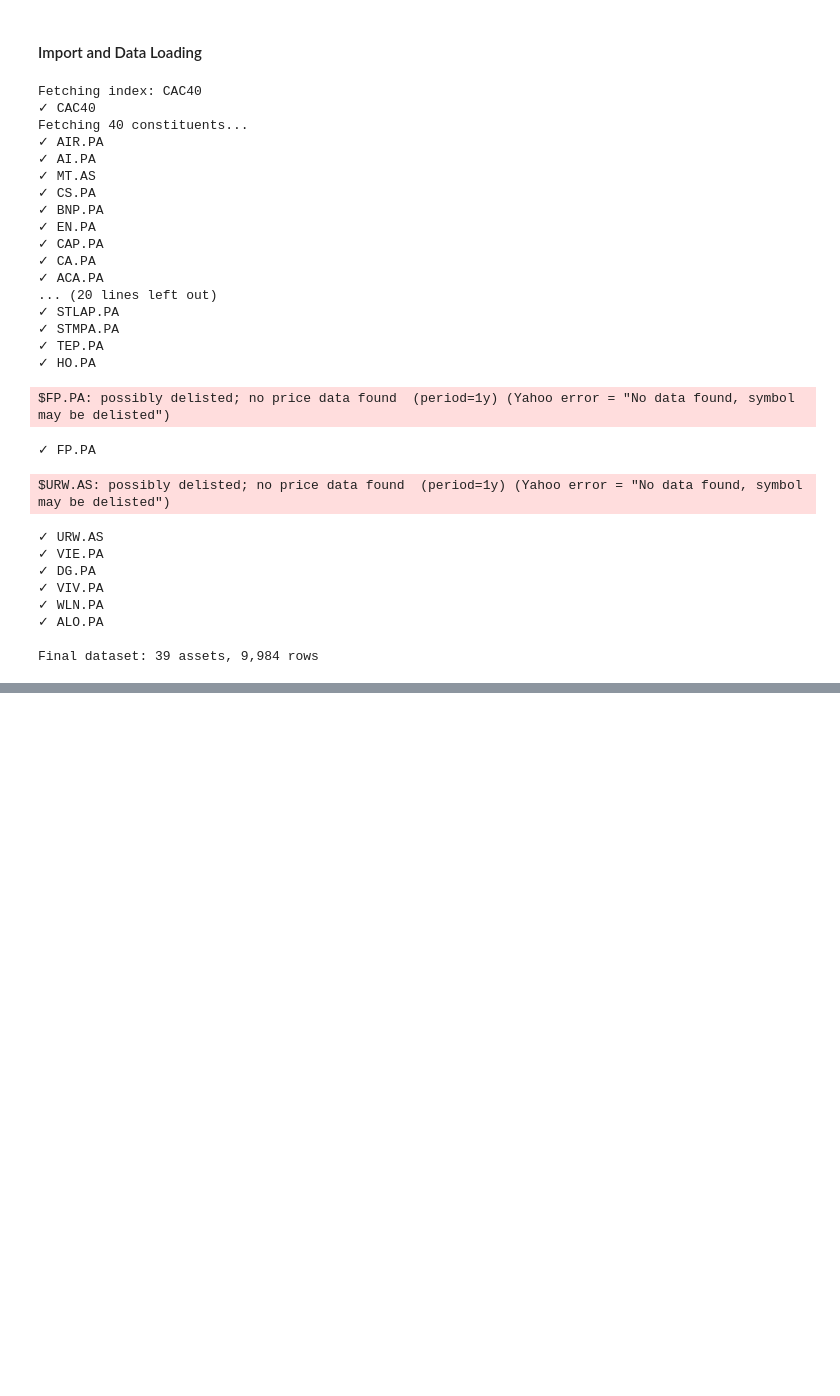
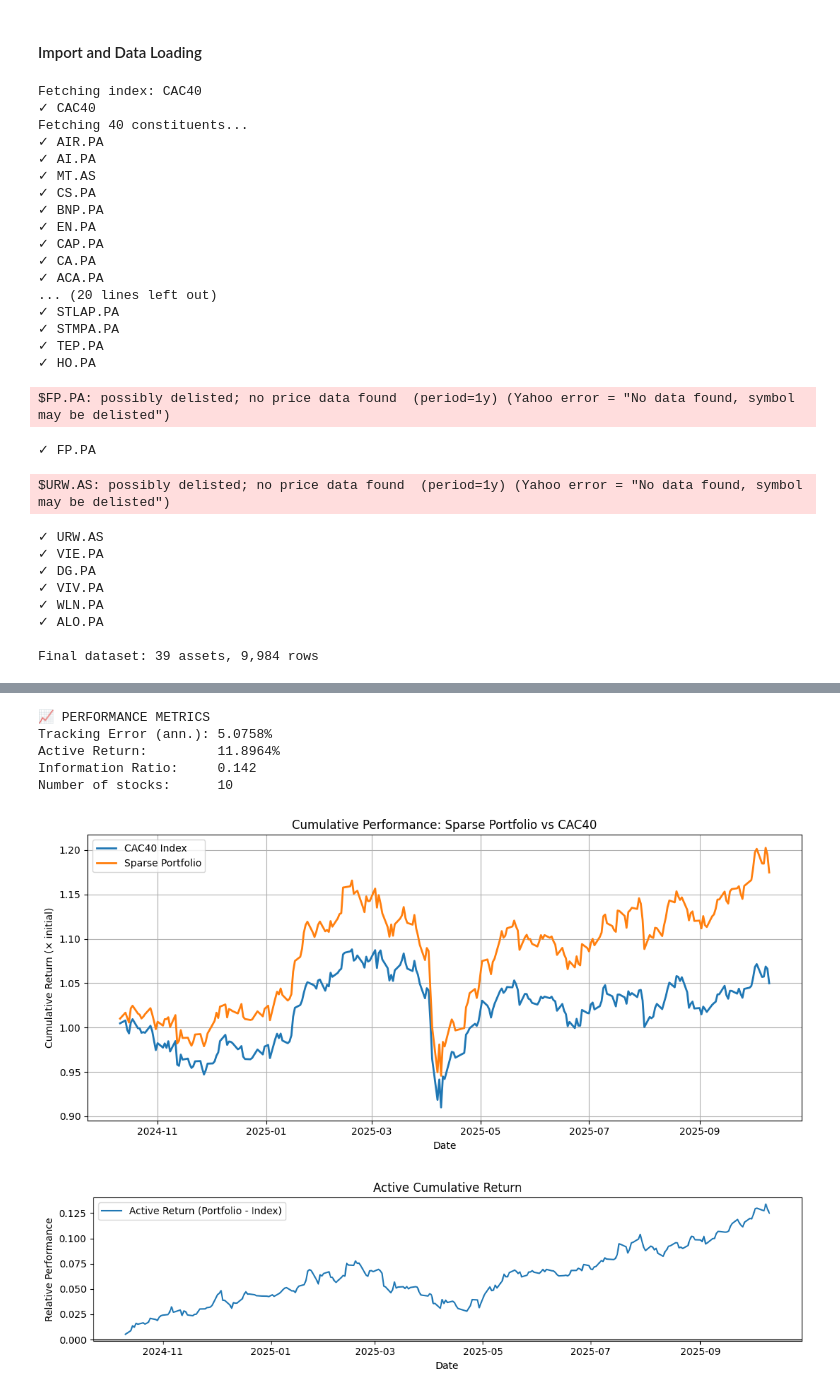
Before and after one commit to Tnguyen44/optimization_index_tracking, a Jupyter notebook: notebooks/optimization_model.ipynb, the cells around one changed output, grey strips where cells are left out. Saved outputs shown, nothing was run; the diff lists cells and outputs as text; code cells hidden in the pictures; blank space fills up the shorter version.

```diff
--- a/notebooks/optimization_model.ipynb
+++ b/notebooks/optimization_model.ipynb
@@ -72,8 +72,7 @@ def get_index_data(index_name: str,
 
     return big_df
 
-value_df = get_index_data('CAC40', period='1y')
-value_df['daily_return_pct'] = value_df.groupby('name')['close'].pct_change() * 100
+cac40_df = get_index_data('CAC40', period='1y')
 # %% [output]
 Fetching index: CAC40
 ✓ CAC40
@@ -108,4 +113,12 @@ Final dataset: 39 assets, 9,984 rows
 # %%
-def sparse_portfolio_selection(data: pd.DataFrame):
-    """
+price_df = cac40_df.pivot(index='date', columns='name', values='close').sort_index()
+ret_df = price_df.pct_change().dropna()
+
+# Separate index and constituents
+index_name = 'CAC40'
+rb = ret_df[index_name].values
+X = ret_df.drop(columns=[index_name]).values
+
+T, N = X.shape
+print(f"Data loaded: {T} days, {N} constituent stocks.")
 # %% [output]
@@ -124,0 +234,49 @@ def sparse_portfolio_selection(data: pd.DataFrame):
+# %%
+# 1️⃣ Compute portfolio daily returns (using final weights)
+rp = X @ w    # synthetic portfolio returns
+
+# 2️⃣ Compute cumulative returns for both portfolio and index
+cum_port = (1 + pd.Series(rp, index=ret_df.index)).cumprod()
+cum_index = (1 + pd.Series(rb, index=ret_df.index)).cumprod()
+
+# 3️⃣ Compute performance metrics
+tracking_error = np.std(rp - rb) * np.sqrt(252)         # annualized TE
+active_return = (cum_port.iloc[-1] - cum_index.iloc[-1]) / cum_index.iloc[-1]
+information_ratio = (rp.mean() - rb.mean()) / np.std(rp - rb)
+
+print("📈 PERFORMANCE METRICS")
+print(f"Tracking Error (ann.): {tracking_error:.4%}")
+print(f"Active Return:         {active_return:.4%}")
+print(f"Information Ratio:     {information_ratio:.3f}")
+print(f"Number of stocks:      {np.sum(w > 1e-6)}")
+
+# 4️⃣ Plot cumulative performance
+plt.figure(figsize=(11,5))
+plt.plot(cum_index, label="CAC40 Index", linewidth=2)
+plt.plot(cum_port, label="Sparse Portfolio", linewidth=2)
+plt.title("Cumulative Performance: Sparse Portfolio vs CAC40")
+plt.xlabel("Date")
+plt.ylabel("Cumulative Return (× initial)")
+plt.legend()
+plt.grid(True)
+plt.tight_layout()
+plt.show()
+
+# 5️⃣ Plot active return (difference)
+plt.figure(figsize=(11,3))
+plt.plot(cum_port - cum_index, label="Active Return (Portfolio - Index)")
+plt.axhline(0, color='black', lw=1)
+plt.title("Active Cumulative Return")
+plt.xlabel("Date")
+plt.ylabel("Relative Performance")
+plt.legend()
+plt.tight_layout()
+plt.show()
+# %% [output]
+📈 PERFORMANCE METRICS
+Tracking Error (ann.): 5.0758%
+Active Return:         11.8964%
+Information Ratio:     0.142
+Number of stocks:      10
+[figure, added]
+[figure, added]
```
Also changed, not shown: parts of 20 cells of this notebook, 2 other files.
